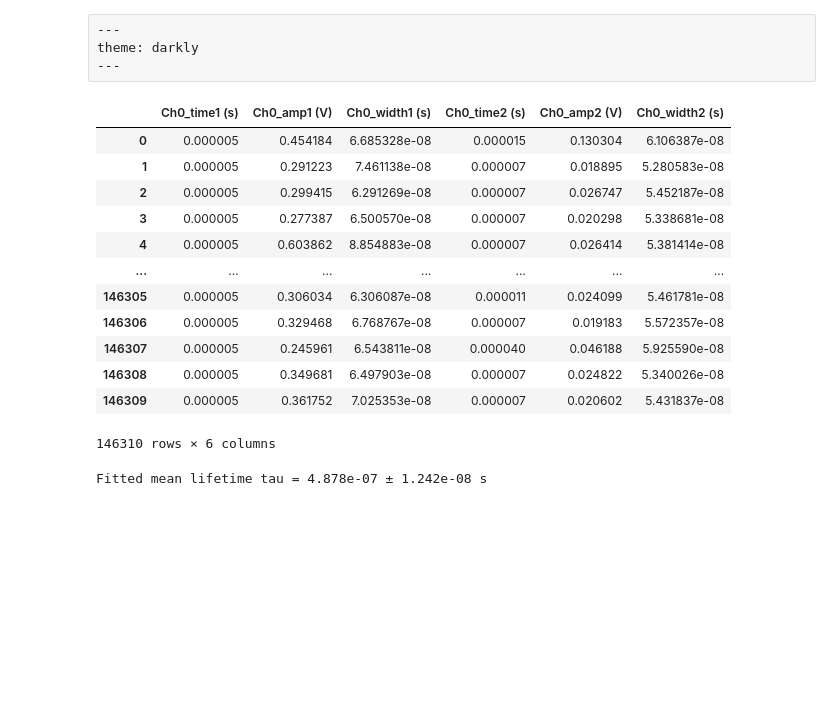
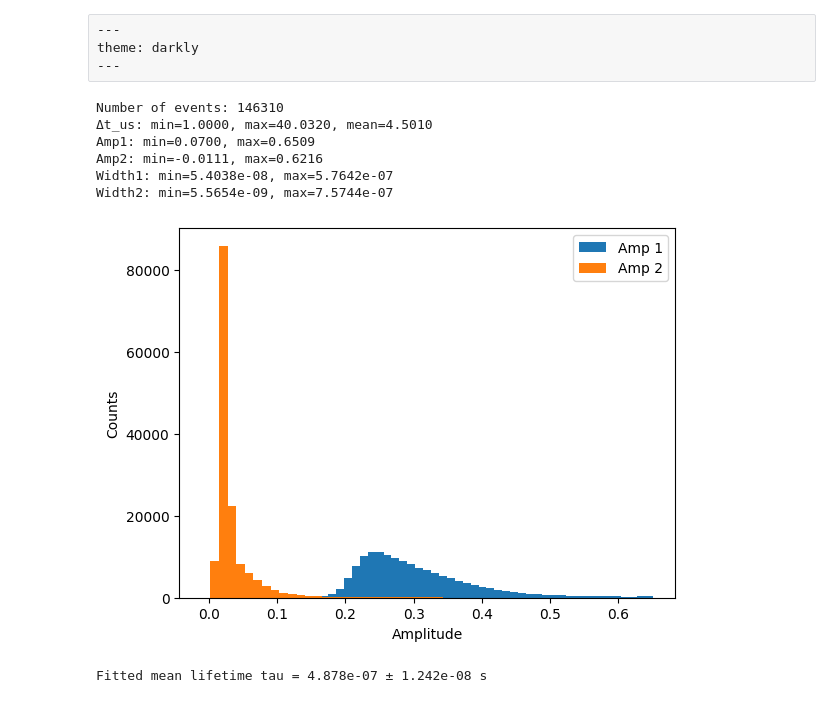
Before and after one commit to adityabhargava04/MUO, a Jupyter notebook: eda.ipynb, the cells around one changed output. Saved outputs shown, nothing was run; the diff lists cells and outputs as text; code cells hidden in the pictures; blank space fills up the shorter version.

```diff
--- a/eda.ipynb
+++ b/eda.ipynb
@@ -12,21 +14,23 @@ from scipy.optimize import curve_fit
 # %%
-file = "./data/pulse_overweekend.txt"
-data = pd.read_csv(file, delimiter="\t", skiprows=3, usecols=range(6))
-data
+file = './data/MUO final filtered pulse data_overweekend.txt'
+data = load_digitizer(file)
+describe(data)
 # %% [output]
-|  | Ch0_time1 (s) | Ch0_amp1 (V) | Ch0_width1 (s) | Ch0_time2 (s) | Ch0_amp2 (V) | Ch0_width2 (s) |
-| 0 | 0.000005 | 0.454184 | 6.685328e-08 | 0.000015 | 0.130304 | 6.106387e-08 |
-| 1 | 0.000005 | 0.291223 | 7.461138e-08 | 0.000007 | 0.018895 | 5.280583e-08 |
-| 2 | 0.000005 | 0.299415 | 6.291269e-08 | 0.000007 | 0.026747 | 5.452187e-08 |
-| 3 | 0.000005 | 0.277387 | 6.500570e-08 | 0.000007 | 0.020298 | 5.338681e-08 |
-| 4 | 0.000005 | 0.603862 | 8.854883e-08 | 0.000007 | 0.026414 | 5.381414e-08 |
-| ... | ... | ... | ... | ... | ... | ... |
-| 146305 | 0.000005 | 0.306034 | 6.306087e-08 | 0.000011 | 0.024099 | 5.461781e-08 |
-| 146306 | 0.000005 | 0.329468 | 6.768767e-08 | 0.000007 | 0.019183 | 5.572357e-08 |
-| 146307 | 0.000005 | 0.245961 | 6.543811e-08 | 0.000040 | 0.046188 | 5.925590e-08 |
-| 146308 | 0.000005 | 0.349681 | 6.497903e-08 | 0.000007 | 0.024822 | 5.340026e-08 |
-| 146309 | 0.000005 | 0.361752 | 7.025353e-08 | 0.000007 | 0.020602 | 5.431837e-08 |
-146310 rows × 6 columns
+Number of events: 146310
+Δt_us: min=1.0000, max=40.0320, mean=4.5010
+Amp1: min=0.0700, max=0.6509
+Amp2: min=-0.0111, max=0.6216
+Width1: min=5.4038e-08, max=5.7642e-07
+Width2: min=5.5654e-09, max=7.5744e-07
+# %%
+lifetime = data["Ch0_time2 (s)"] - data["Ch0_time1 (s)"]
+plt.hist(data["Ch0_amp1 (V)"], bins=50, label="Amp 1")
+plt.hist(data["Ch0_amp2 (V)"], bins=50, label="Amp 2")
+plt.xlabel("Amplitude"); plt.ylabel("Counts")
+plt.legend()
+plt.show()
+# %% [output]
+[figure, added]
 # %%
 lifetime = data["Ch0_time2 (s)"] - data["Ch0_time1 (s)"]
 
```
Also changed, not shown: parts of 1 cell of this notebook, 5 other files.
